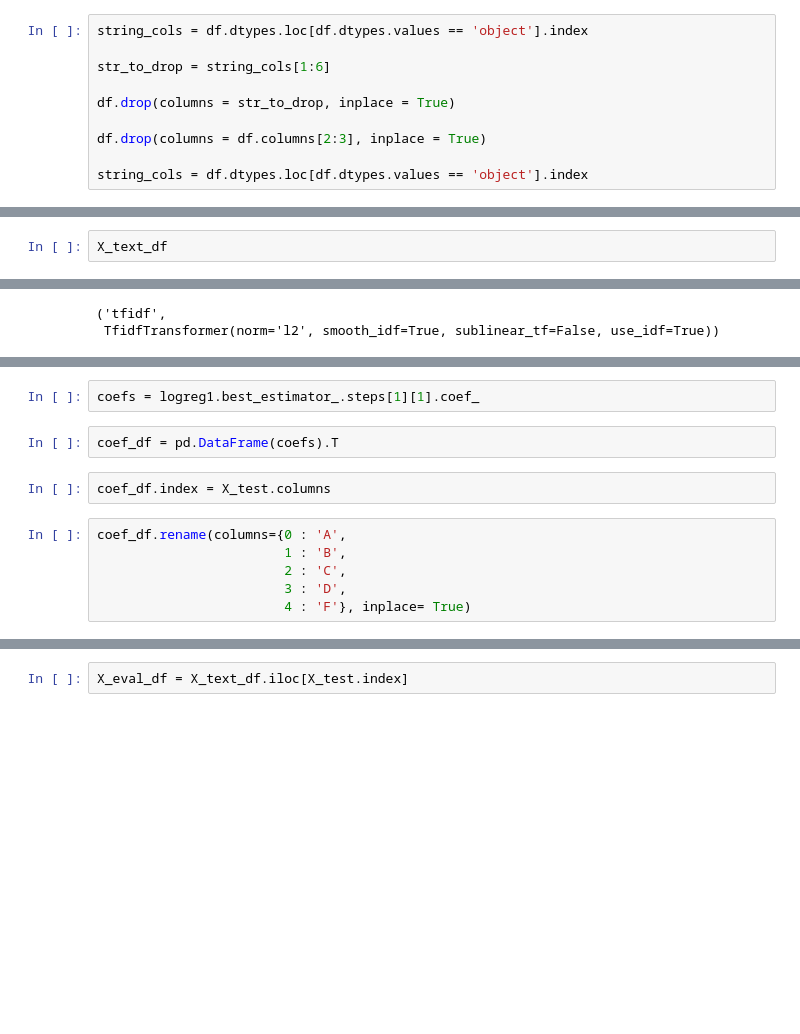
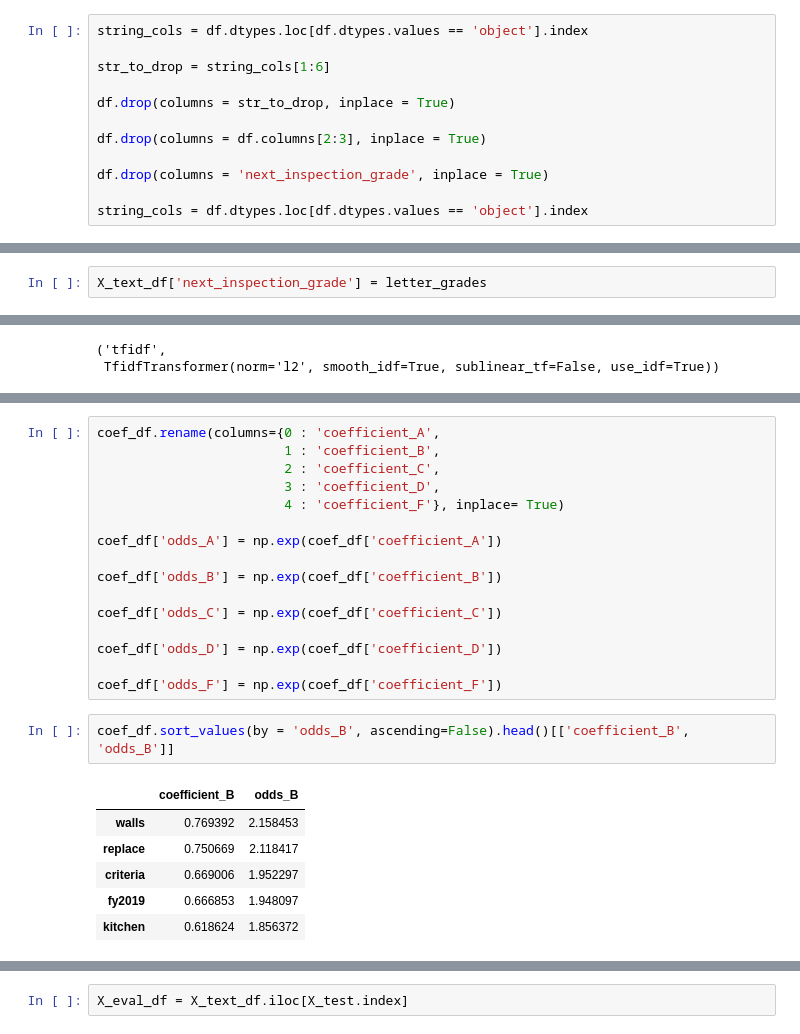
Before and after one commit to BLGreenspan/Capstone, a Jupyter notebook: Capstone Code.ipynb, the cells around one changed output, grey strips where cells are left out. Drawn from its saved outputs; the diff is of its cells as text; blank space fills up the shorter version.

```diff
--- a/Capstone Code.ipynb
+++ b/Capstone Code.ipynb
@@ -405,6 +405,8 @@ df.drop(columns = str_to_drop, inplace = True)
 
 df.drop(columns = df.columns[2:3], inplace = True)
 
+df.drop(columns = 'next_inspection_grade', inplace = True)
+
 string_cols = df.dtypes.loc[df.dtypes.values == 'object'].index
 # %%
 df['alltext'] = df[string_cols[:-1]].apply(
@@ -445,4 +447,4 @@ df.drop(columns = ['Inspection Date', 'alltext'], inplace=True)
 # %%
 X_text_df[df.columns] = df
 # %%
-X_text_df
+X_text_df['next_inspection_grade'] = letter_grades
@@ -863,12 +868,25 @@ coef_df = {
-# %%
-coefs = logreg1.best_estimator_.steps[1][1].coef_
-# %%
-coef_df = pd.DataFrame(coefs).T
-# %%
-coef_df.index = X_test.columns
-# %%
-coef_df.rename(columns={0 : 'A',
-                        1 : 'B',
-                        2 : 'C',
-                        3 : 'D',
-                        4 : 'F'}, inplace= True)
+# %%
+coef_df.rename(columns={0 : 'coefficient_A',
+                        1 : 'coefficient_B',
+                        2 : 'coefficient_C',
+                        3 : 'coefficient_D',
+                        4 : 'coefficient_F'}, inplace= True)
+
+coef_df['odds_A'] = np.exp(coef_df['coefficient_A'])
+
+coef_df['odds_B'] = np.exp(coef_df['coefficient_B'])
+
+coef_df['odds_C'] = np.exp(coef_df['coefficient_C'])
+
+coef_df['odds_D'] = np.exp(coef_df['coefficient_D'])
+
+coef_df['odds_F'] = np.exp(coef_df['coefficient_F'])
+# %%
+coef_df.sort_values(by = 'odds_B', ascending=False).head()[['coefficient_B', 'odds_B']]
+# %% [output]
+|  | coefficient_B | odds_B |
+| walls | 0.769392 | 2.158453 |
+| replace | 0.750669 | 2.118417 |
+| criteria | 0.669006 | 1.952297 |
+| fy2019 | 0.666853 | 1.948097 |
+| kitchen | 0.618624 | 1.856372 |
```
Also changed, not shown: parts of 47 cells of this notebook.
